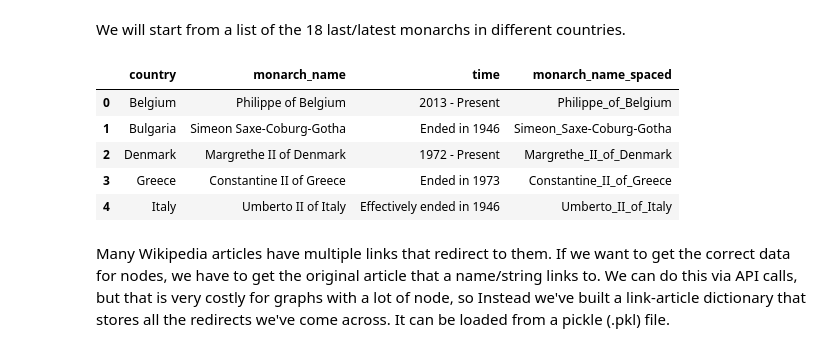
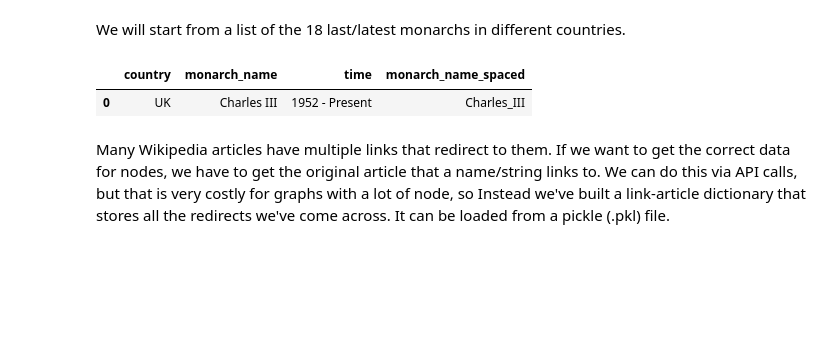
Before and after one commit to EChiarini/Royalty_Network_SNA_UniBo, a Jupyter notebook: 01_generazione_dataset_QID_casate.ipynb, the cells around one changed output. Drawn from its saved outputs; the diff is of its cells as text; code cells hidden in the pictures; blank space fills up the shorter version.

```diff
--- a/01_generazione_dataset_QID_casate.ipynb
+++ b/01_generazione_dataset_QID_casate.ipynb
@@ -133,41 +133,37 @@ We will start from a list of the 18 last/latest monarchs in different countries.
 # %%
 
 # Given data
 data = {
-    'country': ['Belgium', 'Bulgaria', 'Denmark', 'Greece', 'Italy', 'Luxembourg', 'Montenegro',
-               'Netherlands', 'Norway', 'Portugal', 'Romania', 'Russia', 'Serbia', 'Spain', 'Sweden', 'UK', 'Liechtenstein', 'Monaco'],
+    #'country': ['Belgium', 'Bulgaria', 'Denmark', 'Greece', 'Italy', 'Luxembourg', 'Montenegro',
+            #   'Netherlands', 'Norway', 'Portugal', 'Romania', 'Russia', 'Serbia', 'Spain', 'Sweden', 'UK', 'Liechtenstein', 'Monaco'],
 
-   # 'country': [ 'UK'],
+    'country': [ 'UK'],
 
-    'monarch_name': ['Philippe of Belgium', 'Simeon Saxe-Coburg-Gotha', 'Margrethe II of Denmark', 'Constantine II of Greece',
-                    'Umberto II of Italy', 'Henri, Grand Duke of Luxembourg', 'Nicholas I of Montenegro', 'Willem-Alexander of the Netherlands',
-                     'Harald V of Norway', 'King Manuel II', 'Michael I of Romania', 'Nicholas II of Russia', 'Peter I of Serbia',
-                     'Felipe VI', 'Carl XVI Gustaf', 'Charles III', 'Hans-Adam II, Prince of Liechtenstein', 'Albert II, Prince of Monaco'],
+   # 'monarch_name': ['Philippe of Belgium', 'Simeon Saxe-Coburg-Gotha', 'Margrethe II of Denmark', 'Constantine II of Greece',
+                    #'Umberto II of Italy', 'Henri, Grand Duke of Luxembourg', 'Nicholas I of Montenegro', 'Willem-Alexander of the Netherlands',
+                    # 'Harald V of Norway', 'King Manuel II', 'Michael I of Romania', 'Nicholas II of Russia', 'Peter I of Serbia',
+                    # 'Felipe VI', 'Carl XVI Gustaf', 'Charles III', 'Hans-Adam II, Prince of Liechtenstein', 'Albert II, Prince of Monaco'],
 
-      #'monarch_name': [ 'Charles III'],
+      'monarch_name': [ 'Charles III'],
 
-    'time': ['2013 - Present', 'Ended in 1946', '1972 - Present', 'Ended in 1973', 'Effectively ended in 1946',
-             '2000 - Present', 'Ended in 1918', '2013 - Present', '1991 - Present', 'Ended in 1910',
-            '1927-1930, 1930-1937', 'Ended in 1917', 'Ended in 1921', '2014 - Present', '1973 - Present', '1952 - Present', '2004 - Present', '2005 - Present']
+   # 'time': ['2013 - Present', 'Ended in 1946', '1972 - Present', 'Ended in 1973', 'Effectively ended in 1946',
+          #   '2000 - Present', 'Ended in 1918', '2013 - Present', '1991 - Present', 'Ended in 1910',
+          #  '1927-1930, 1930-1937', 'Ended in 1917', 'Ended in 1921', '2014 - Present', '1973 - Present', '1952 - Present', '2004 - Present', '2005 - Present']
 
-     #'timme':[ ' 1952 - Present']
+     'time':[ ' 1952 - Present']
 }
 
 
 
 # Creating a Pandas DataFrame
 df = pd.DataFrame(data)
 # Adding a new column with monarch names spaced by underscores
 df['monarch_name_spaced'] = df['monarch_name'].str.replace(' ', '_')
 
 df.head()
 # %% [output]
 |  | country | monarch_name | time | monarch_name_spaced |
-| 0 | Belgium | Philippe of Belgium | 2013 - Present | Philippe_of_Belgium |
-| 1 | Bulgaria | Simeon Saxe-Coburg-Gotha | Ended in 1946 | Simeon_Saxe-Coburg-Gotha |
-| 2 | Denmark | Margrethe II of Denmark | 1972 - Present | Margrethe_II_of_Denmark |
-| 3 | Greece | Constantine II of Greece | Ended in 1973 | Constantine_II_of_Greece |
-| 4 | Italy | Umberto II of Italy | Effectively ended in 1946 | Umberto_II_of_Italy |
+| 0 | UK | Charles III | 1952 - Present | Charles_III |
 # %% [markdown]
 Many Wikipedia articles have multiple links that redirect to them. If we want to get the correct data for nodes, we have to get the original article that a name/string links to. We can do this via API calls, but that is very costly for graphs with a lot of node, so Instead we've built a link-article dictionary that stores all the redirects we've come across. It can be loaded from a pickle (.pkl) file.
 # %% [markdown]
```
Also changed, not shown: parts of 12 cells of this notebook.
